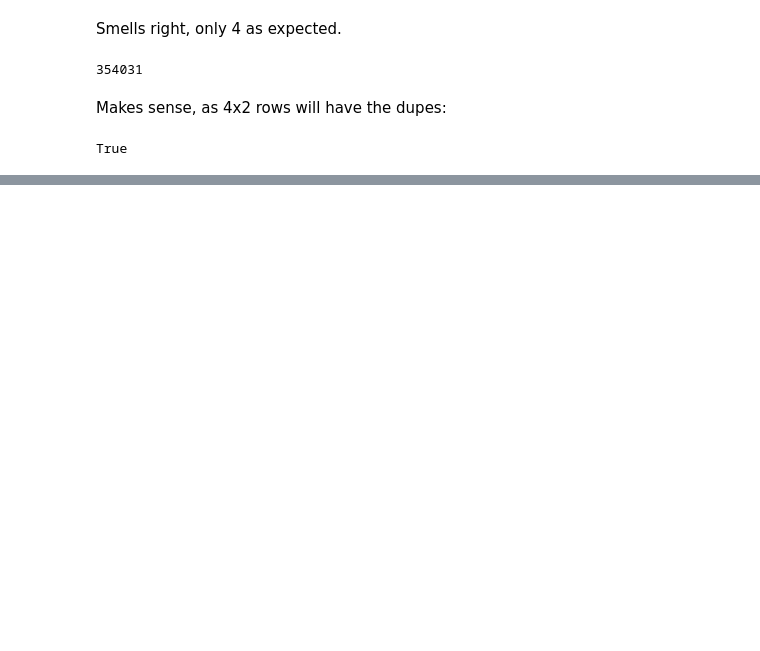
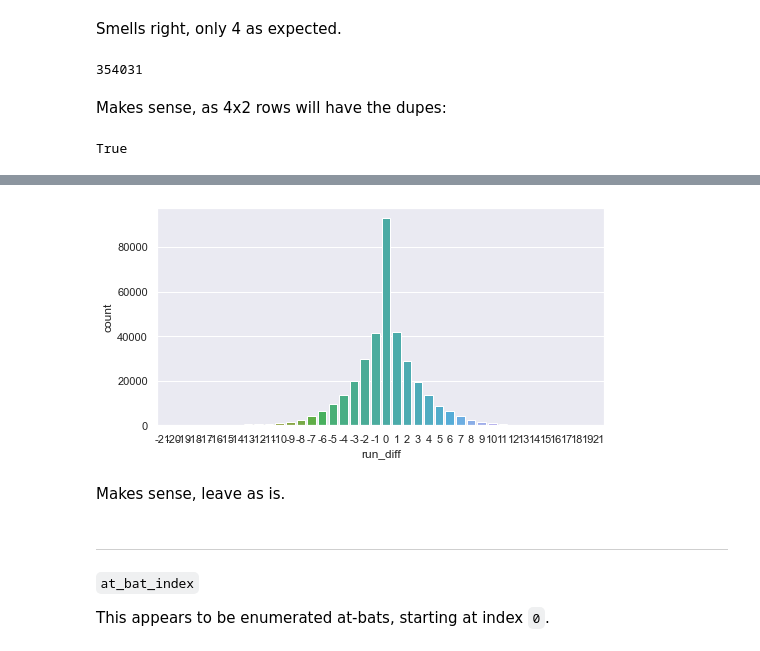
Before and after one commit to werlindo/called-third-strike, a Jupyter notebook: notebooks/02_data_exploration.ipynb, the cells around one changed output, grey strips where cells are left out. Saved outputs shown, nothing was run; the diff lists cells and outputs as text; code cells hidden in the pictures; blank space fills up the shorter version.

```diff
--- a/notebooks/02_data_exploration.ipynb
+++ b/notebooks/02_data_exploration.ipynb
@@ -124,0 +336,14 @@ True
+# %%
+sns.set(rc={'figure.figsize':(8,4)})
+# %%
+sns.countplot(x='run_diff', data=df_train_use)
+plt.show()
+# %% [output]
+[figure, added]
+# %% [markdown]
+Makes sense, leave as is.
+# %% [markdown]
+---
+`at_bat_index`
+
+This appears to be enumerated at-bats, starting at index `0`.
```
Also changed, not shown: parts of 115 cells of this notebook, 3 other files.
